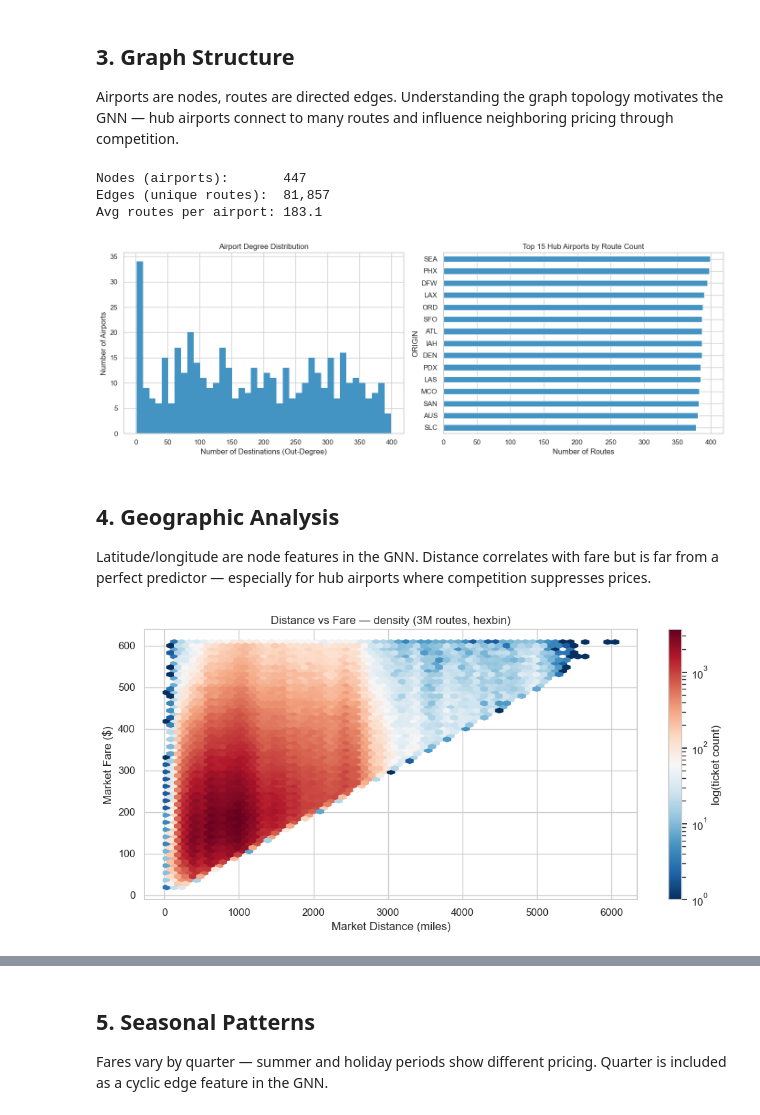
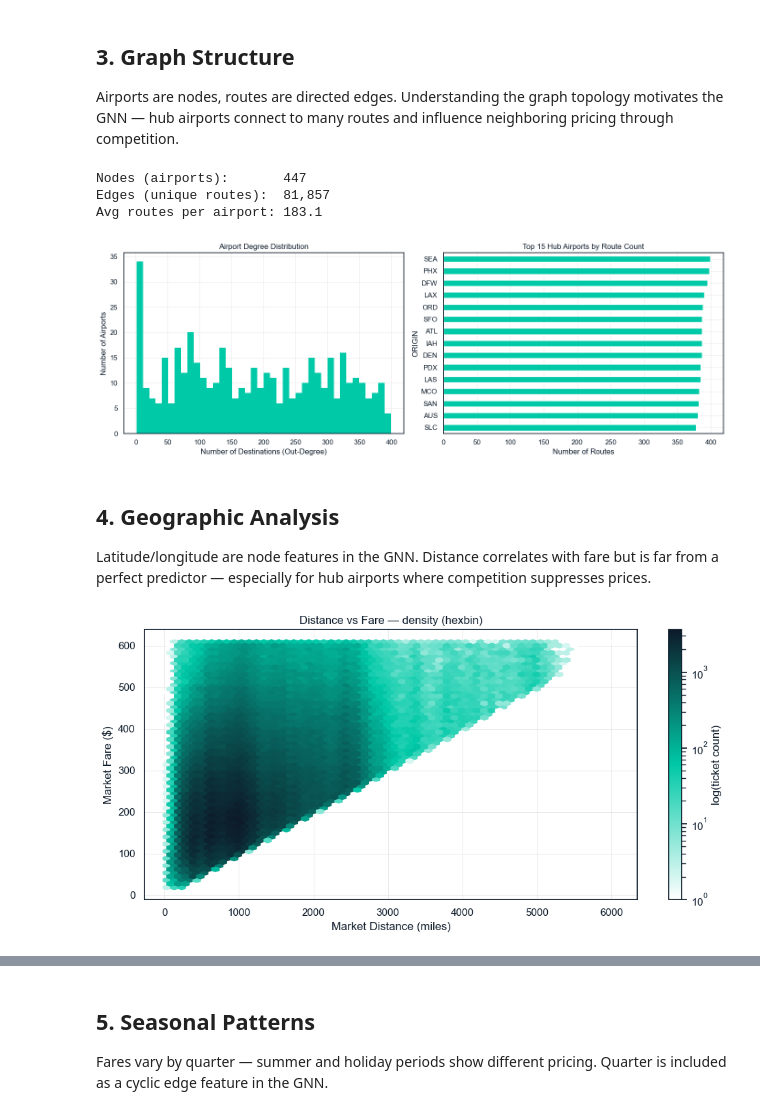
Before and after one commit to normangw/6600-neural-networks, a Jupyter notebook: technical-details/eda/eda.ipynb, the cells around one changed output, grey strips where cells are left out. Cells and saved outputs as stored; diff of their text form; code cells hidden in the pictures.

```diff
--- a/technical-details/eda/eda.ipynb
+++ b/technical-details/eda/eda.ipynb
@@ -132,12 +161,12 @@ degree = df.groupby('ORIGIN')['DEST'].nunique().sort_values(ascending=False)
 
 fig, axes = plt.subplots(1, 2, figsize=(14, 5))
 
-axes[0].hist(degree.values, bins=40, color=BLUE, edgecolor='none')
+axes[0].hist(degree.values, bins=40, color=TEAL, edgecolor='none')
 axes[0].set_xlabel('Number of Destinations (Out-Degree)')
 axes[0].set_ylabel('Number of Airports')
 axes[0].set_title('Airport Degree Distribution')
 
-degree.head(15).plot(kind='barh', ax=axes[1], color=BLUE)
+degree.head(15).plot(kind='barh', ax=axes[1], color=TEAL)
 axes[1].invert_yaxis()
 axes[1].set_xlabel('Number of Routes')
 axes[1].set_title('Top 15 Hub Airports by Route Count')
@@ -148,7 +177,7 @@ plt.show()
 Nodes (airports):       447
 Edges (unique routes):  81,857
 Avg routes per airport: 183.1
-[figure, old version]
+[figure, new version]
 # %% [markdown]
 ## 4. Geographic Analysis
 
@@ -156,19 +185,19 @@ Latitude/longitude are node features in the GNN. Distance correlates with fare b
 # %%
 fare_cap = df_sample['MARKET_FARE'].quantile(0.99)
 df_ds = df_sample[df_sample['MARKET_FARE'] <= fare_cap].copy()
 
 fig, ax = plt.subplots(figsize=(10, 5))
 hb = ax.hexbin(
     df_ds['MARKET_DISTANCE'], df_ds['MARKET_FARE'],
-    gridsize=60, cmap='RdBu_r', bins='log',
+    gridsize=60, cmap=CMAP_SEQ, bins='log',
     mincnt=1
 )
 plt.colorbar(hb, ax=ax, label='log(ticket count)')
 ax.set_xlabel('Market Distance (miles)')
 ax.set_ylabel('Market Fare ($)')
-ax.set_title('Distance vs Fare — density (3M routes, hexbin)')
+ax.set_title('Distance vs Fare — density (hexbin)')
 plt.tight_layout()
 plt.show()
 # %% [output]
-[figure, old version]
+[figure, new version]
 # %%
```
Also changed, not shown: parts of 8 cells of this notebook, 5 other files.
